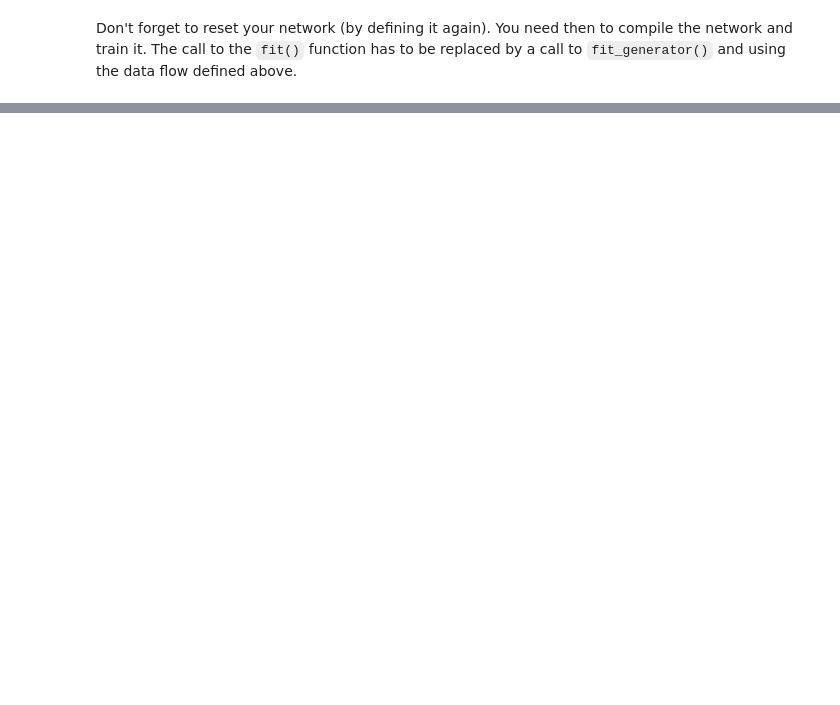
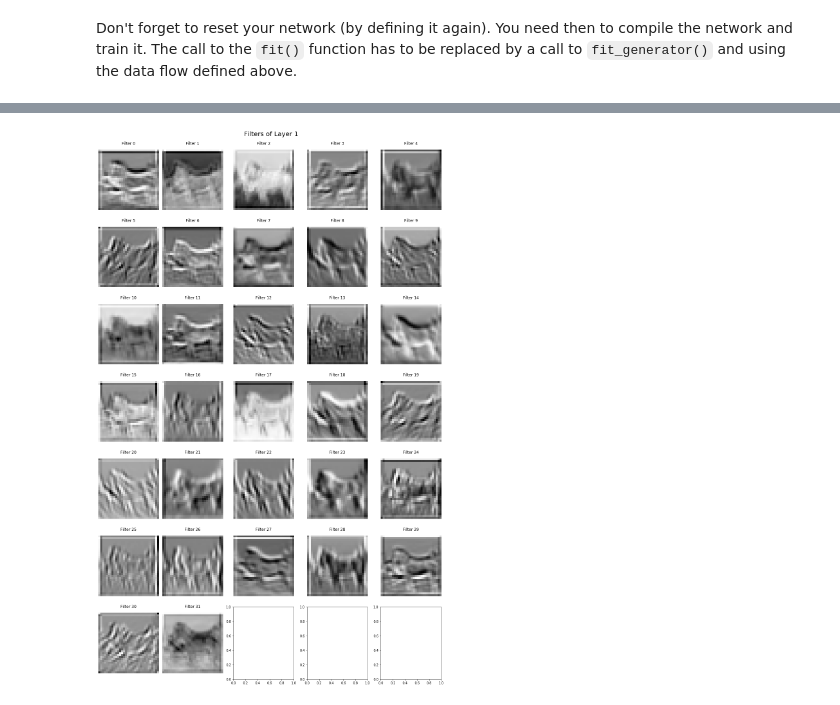
Before and after one commit to codax0r/mse-delearn, a Jupyter notebook: cre/w9-CIFAR10-CNN_data_augmentation_stud.ipynb, the cells around one changed output, grey strips where cells are left out. Cells and saved outputs as stored; diff of their text form; code cells hidden in the pictures; blank space fills up the shorter version.

```diff
--- a/cre/w9-CIFAR10-CNN_data_augmentation_stud.ipynb
+++ b/cre/w9-CIFAR10-CNN_data_augmentation_stud.ipynb
@@ -146,0 +226,5 @@ from tensorflow.keras.preprocessing.image import ImageDataGenerator
+# %%
+train_size = len(X_train)
+test_size = len(X_test)
+batch_size = 128
+epochs = 30
@@ -152,0 +270,3 @@ Don't forget to reset your network (by defining it again). You need then to comp
+# %%
+cnn1.compile(loss='categorical_crossentropy', optimizer='adam', metrics=['accuracy'])
+log = cnn1.fit_generator(batches, steps_per_epoch=train_size//batch_size, epochs=epochs, validation_data=val_batches, validation_steps=test_size//batch_size, use_multiprocessing=True)
@@ -179,0 +345,22 @@ Describe your data augmentation strategies here.
+# %%
+from tensorflow.keras import models
+import math
+
+def visualize_filters_of_layer(layer_index, trained_model, visualize_image):
+    layer_output = trained_model.layers[layer_index].output
+    activation_model = models.Model(inputs=trained_model.input, outputs=layer_output)
+    visualize_image = visualize_image.reshape(1,32,32,3)
+    activations = activation_model.predict(visualize_image)
+
+    filter_count = activations.shape[3]
+    plot_row_count = math.ceil(filter_count / 5)
+    fig, axes = plt.subplots(nrows=plot_row_count, ncols=5, constrained_layout=True)
+    fig.set_figheight(3*plot_row_count+3)
+    fig.set_figwidth(15)
+    fig.suptitle('Filters of Layer {0}'.format(layer_index), fontsize=20)
+    for filter_idx in range(filter_count):
+        row = filter_idx // 5
+        col = filter_idx % 5
+        axes[row, col].set_title("Filter {0}".format(filter_idx))
+        axes[row, col].matshow(activations[0, :, :, filter_idx], cmap='Greys')
+        axes[row, col].axis('off')
@@ -179,0 +386,4 @@ Describe your data augmentation strategies here.
+# %%
+visualize_filters_of_layer(1, cnn1, X_train[12])
+# %% [output]
+[figure, added]
```
Also changed, not shown: parts of 33 cells of this notebook.
